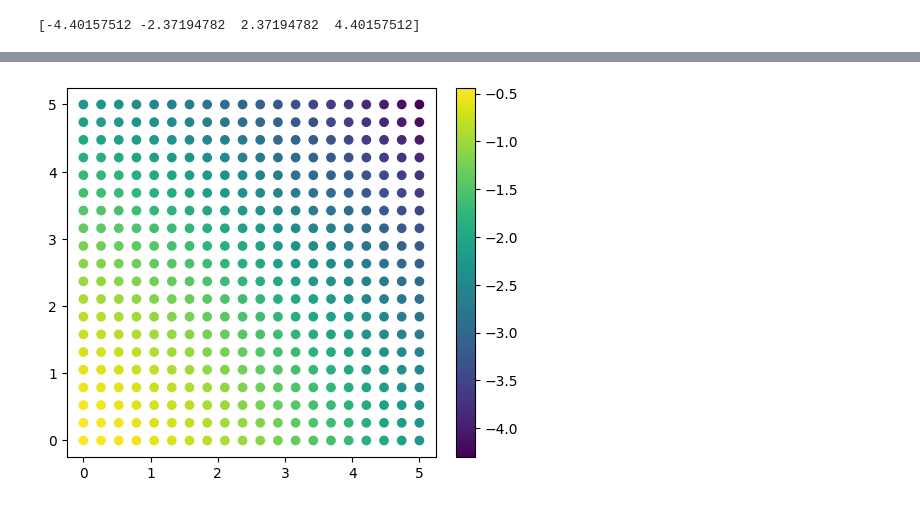
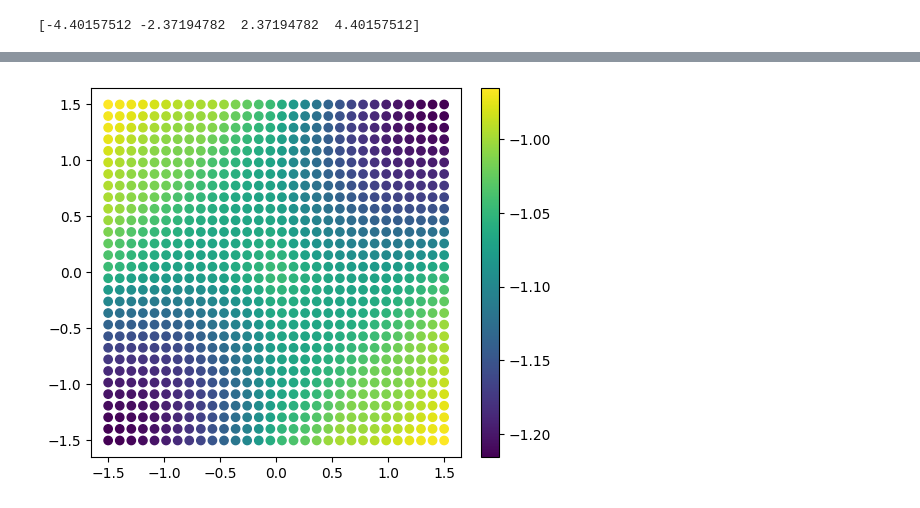
Before and after one commit to Ruberhauptmann/quant-met, a Jupyter notebook: notebooks/free_energy_minimization.ipynb, the cells around one changed output, grey strips where cells are left out. Saved outputs shown, nothing was run; the diff lists cells and outputs as text; code cells hidden in the pictures.

```diff
--- a/notebooks/free_energy_minimization.ipynb
+++ b/notebooks/free_energy_minimization.ipynb
@@ -59,22 +38,36 @@ CONVERGENCE: NORM_OF_PROJECTED_GRADIENT_<=_PGTOL
 # %%
 from quant_met.minimize_free_energy import free_energy
 
 beta = 100
 
 data = []
 
-graphene_h = hamiltonians.GrapheneHamiltonian(t_nn=1, a=lattice_constant, mu=-1, coulomb_gr=20)
+graphene_h = hamiltonians.GrapheneHamiltonian(t_nn=1, a=lattice_constant, mu=0, coulomb_gr=4)
 
-delta_list = find_fixpoint.generate_k_space_grid(20, 20, np.array([0, 5]), np.array([5, 0]))
+def generate_k_space_grid(nx, nrows, corner_1, corner_2, origin):
+    k_points = np.concatenate(
+        [
+            np.linspace(
+                origin[0] + i / (nrows - 1) * corner_2,
+                origin[1] + corner_1 + i / (nrows - 1) * corner_2,
+                num=nx,
+            )
+            for i in range(nrows)
+        ]
+    )
+
+    return k_points
+
+delta_list = generate_k_space_grid(30, 30, np.array([0, 3]), np.array([3, 0]), origin=np.array([-1.5, -1.5]))
 
 for delta in delta_list:
     data.append(free_energy(delta_vector=delta, beta=beta, hamiltonian=graphene_h, k_points=BZ_grid))
 
 fig, ax = plt.subplots()
 
 scatter = ax.scatter(*zip(*delta_list), c=data, cmap="viridis")
 fig.colorbar(scatter, ax=ax, fraction=0.046, pad=0.04)
 
 ax.set_aspect("equal", adjustable="box")
 # %% [output]
-[figure, old version]
+[figure, new version]
```
Also changed, not shown: parts of 2 cells of this notebook, 1 other file.
